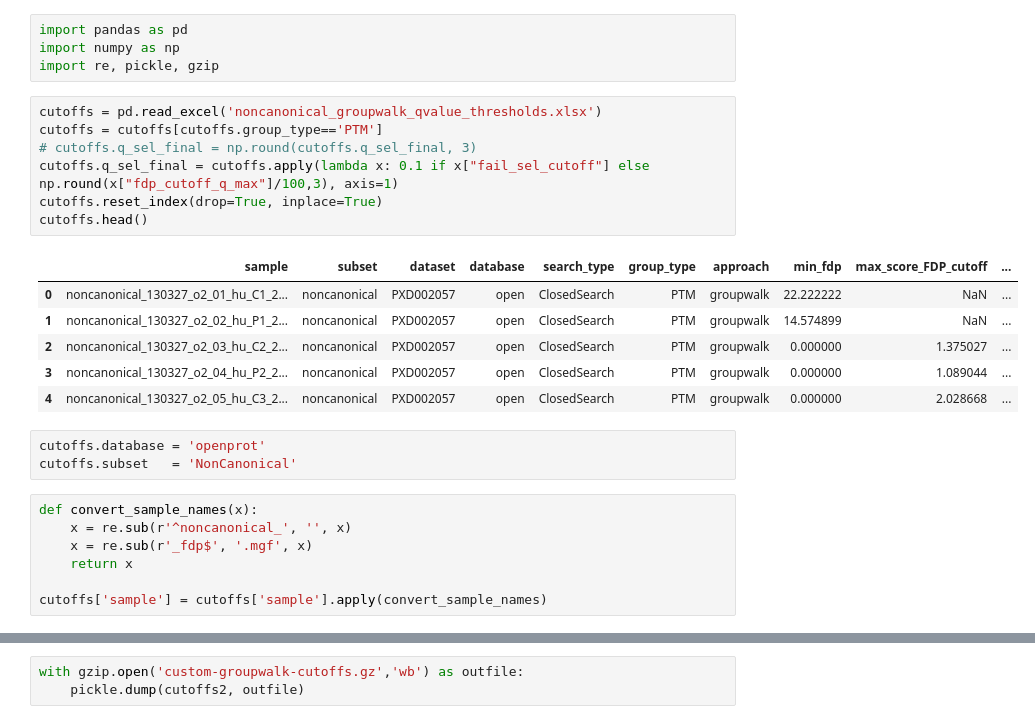
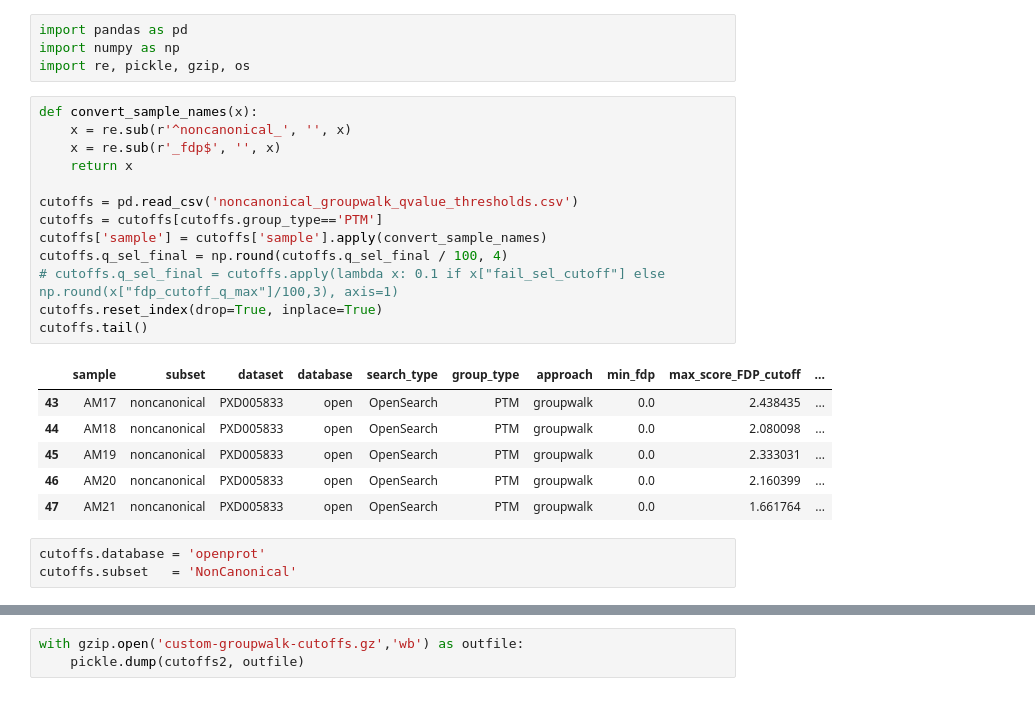
Before and after one commit to CompOmics/oui-discovery, a Jupyter notebook: read-custom-qval-filters.ipynb, the cells around one changed output, grey strips where cells are left out. Saved outputs shown, nothing was run; the diff lists cells and outputs as text.

```diff
--- a/read-custom-qval-filters.ipynb
+++ b/read-custom-qval-filters.ipynb
@@ -1,28 +1,27 @@
 # %%
 import pandas as pd
 import numpy as np
-import re, pickle, gzip
+import re, pickle, gzip, os
 # %%
-cutoffs = pd.read_excel('noncanonical_groupwalk_qvalue_thresholds.xlsx')
+def convert_sample_names(x):
+    x = re.sub(r'^noncanonical_', '', x)
+    x = re.sub(r'_fdp$', '', x)
+    return x
+
+cutoffs = pd.read_csv('noncanonical_groupwalk_qvalue_thresholds.csv')
 cutoffs = cutoffs[cutoffs.group_type=='PTM']
-# cutoffs.q_sel_final = np.round(cutoffs.q_sel_final, 3)
-cutoffs.q_sel_final = cutoffs.apply(lambda x: 0.1 if x["fail_sel_cutoff"] else np.round(x["fdp_cutoff_q_max"]/100,3), axis=1)
+cutoffs['sample'] = cutoffs['sample'].apply(convert_sample_names)
+cutoffs.q_sel_final = np.round(cutoffs.q_sel_final / 100, 4)
+# cutoffs.q_sel_final = cutoffs.apply(lambda x: 0.1 if x["fail_sel_cutoff"] else np.round(x["fdp_cutoff_q_max"]/100,3), axis=1)
 cutoffs.reset_index(drop=True, inplace=True)
-cutoffs.head()
+cutoffs.tail()
 # %% [output]
 |  | sample | subset | dataset | database | search_type | group_type | approach | min_fdp | max_score_FDP_cutoff | ... |
-| 0 | noncanonical_130327_o2_01_hu_C1_2... | noncanonical | PXD002057 | open | ClosedSearch | PTM | groupwalk | 22.222222 | NaN | ... |
-| 1 | noncanonical_130327_o2_02_hu_P1_2... | noncanonical | PXD002057 | open | ClosedSearch | PTM | groupwalk | 14.574899 | NaN | ... |
-| 2 | noncanonical_130327_o2_03_hu_C2_2... | noncanonical | PXD002057 | open | ClosedSearch | PTM | groupwalk | 0.000000 | 1.375027 | ... |
-| 3 | noncanonical_130327_o2_04_hu_P2_2... | noncanonical | PXD002057 | open | ClosedSearch | PTM | groupwalk | 0.000000 | 1.089044 | ... |
-| 4 | noncanonical_130327_o2_05_hu_C3_2... | noncanonical | PXD002057 | open | ClosedSearch | PTM | groupwalk | 0.000000 | 2.028668 | ... |
+| 43 | AM17 | noncanonical | PXD005833 | open | OpenSearch | PTM | groupwalk | 0.0 | 2.438435 | ... |
+| 44 | AM18 | noncanonical | PXD005833 | open | OpenSearch | PTM | groupwalk | 0.0 | 2.080098 | ... |
+| 45 | AM19 | noncanonical | PXD005833 | open | OpenSearch | PTM | groupwalk | 0.0 | 2.333031 | ... |
+| 46 | AM20 | noncanonical | PXD005833 | open | OpenSearch | PTM | groupwalk | 0.0 | 2.160399 | ... |
+| 47 | AM21 | noncanonical | PXD005833 | open | OpenSearch | PTM | groupwalk | 0.0 | 1.661764 | ... |
 # %%
 cutoffs.database = 'openprot'
 cutoffs.subset   = 'NonCanonical'
-# %%
-def convert_sample_names(x):
-    x = re.sub(r'^noncanonical_', '', x)
-    x = re.sub(r'_fdp$', '.mgf', x)
-    return x
-
-cutoffs['sample'] = cutoffs['sample'].apply(convert_sample_names)
```
Also changed, not shown: parts of 4 cells of this notebook, 46 other files.
